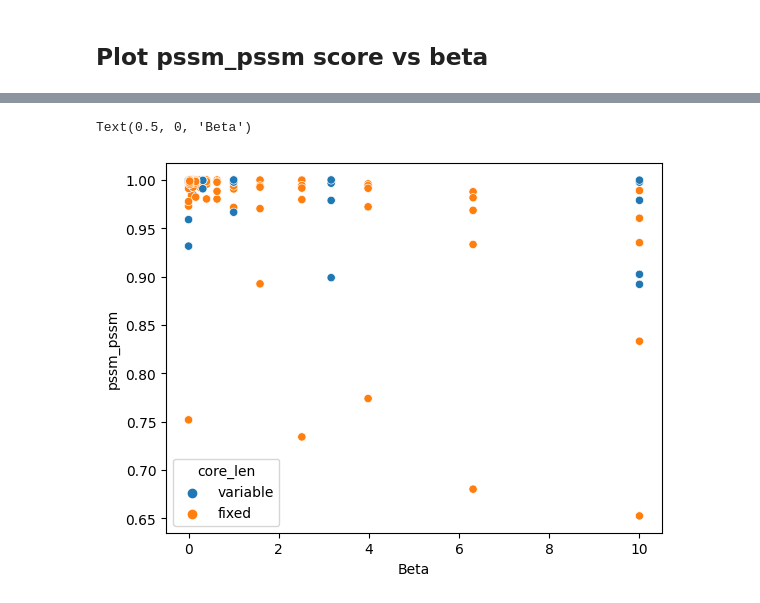
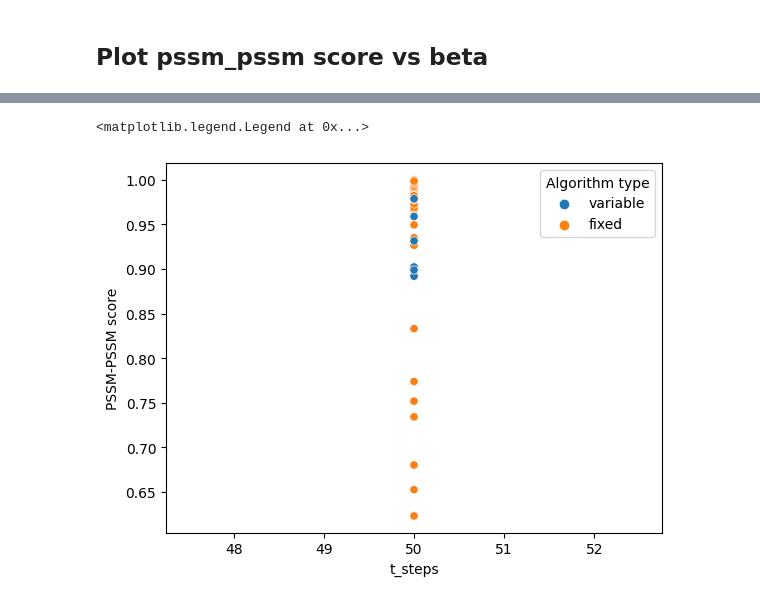
Before and after one commit to carrascomj/macarom, a Jupyter notebook: scripts/benchmark_plotting.ipynb, the cells around one changed output, grey strips where cells are left out. Drawn from its saved outputs; the diff is of its cells as text; code cells hidden in the pictures.

```diff
--- a/scripts/benchmark_plotting.ipynb
+++ b/scripts/benchmark_plotting.ipynb
@@ -60,10 +74,12 @@ Name: algorithm, dtype: object
 # %%
 dat
 config_dat
-plot_dat = pd.merge(dat, config_dat.query("parameter == 'beta'"), left_on='algorithm', right_on='config_id')
+plot_dat = pd.merge(dat, config_dat.query("parameter == 't_steps'"), left_on='algorithm', right_on='config_id')
 plot_dat["value"] = plot_dat["value"].astype(float)
 sns.scatterplot(data=plot_dat, x='value', y = "pssm_pssm", hue="alg_type")
-plt.xlabel('Beta')
+plt.xlabel('t_steps')
+plt.ylabel('PSSM-PSSM score')
+plt.legend(title = 'Algorithm type')
 # %% [output]
-Text(0.5, 0, 'Beta')
+<matplotlib.legend.Legend at 0x...>
-[figure, old version]
+[figure, new version]
```
Also changed, not shown: parts of 6 cells of this notebook, 2 other files.
